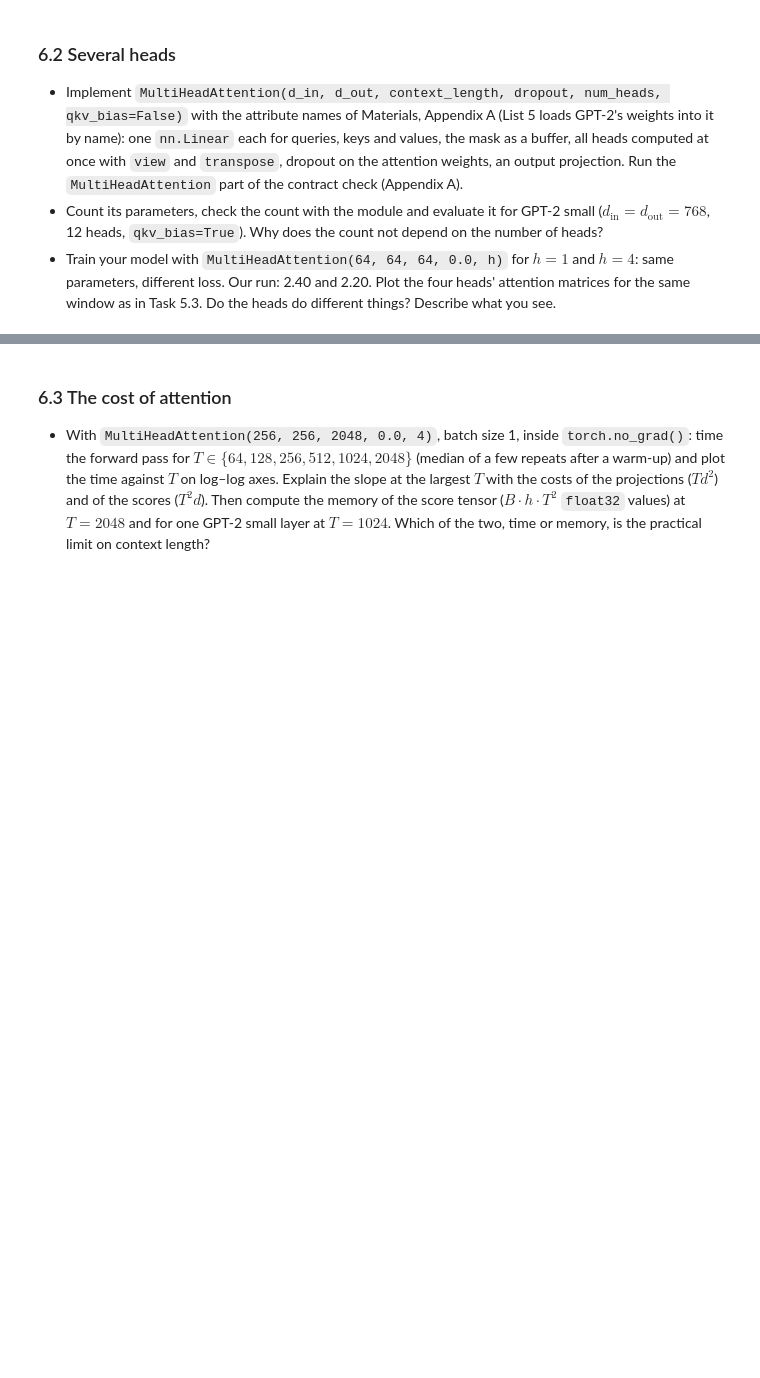
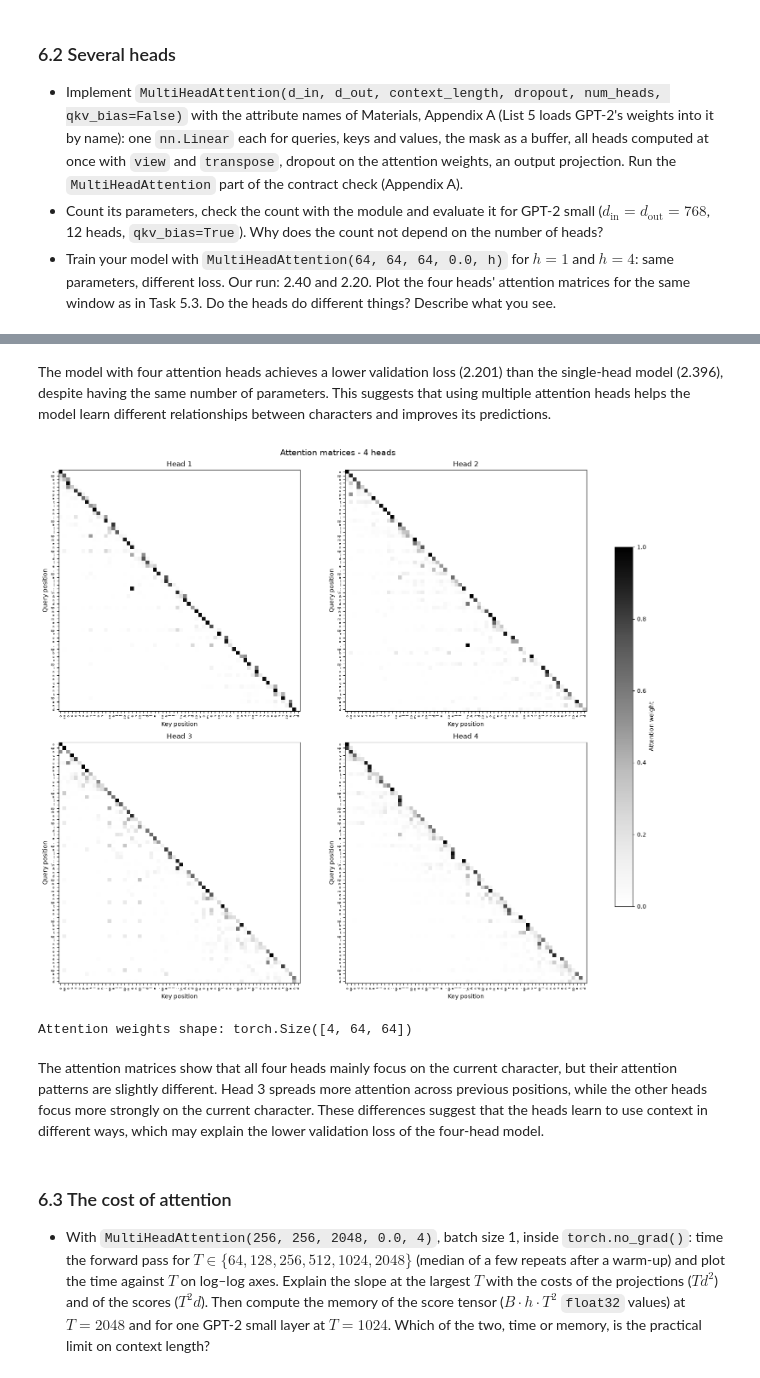
Before and after one commit to MateuszDziamba/LLM, a Jupyter notebook: List_3/list03.ipynb, the cells around one changed output, grey strips where cells are left out. Cells and saved outputs as stored; diff of their text form; code cells hidden in the pictures; blank space fills up the shorter version.

```diff
--- a/List_3/list03.ipynb
+++ b/List_3/list03.ipynb
@@ -711,3 +877,50 @@ Both masking methods produce the same attention weights when renormalization is
+# %% [markdown]
+The model with four attention heads achieves a lower validation loss (2.201) than the single-head model (2.396), despite having the same number of parameters. This suggests that using multiple attention heads helps the model learn different relationships between characters and improves its predictions.
+# %%
+# Same validation window as in Task 5.3
+g = torch.Generator().manual_seed(0)
+x, _ = get_batch("val", batch_size=1, generator=g)
+
+mha_4.eval()
+with torch.no_grad():
+    mha_4(x)
+
+weights = mha_4.body.last_weights[0].cpu()
+
+# Character labels
+window_text = decode(x[0].tolist())
+labels = [
+    "\\n" if c == "\n" else "sp" if c == " " else c
+    for c in window_text
+]
+
+# Plot four attention matrices
+fig, axes = plt.subplots(2, 2, figsize=(15, 13), layout="constrained")
+
+for h, ax in enumerate(axes.flat):
+    im = ax.imshow(weights[h], cmap="Greys", vmin=0, vmax=1)
+
+    ax.set_xticks(range(CONTEXT))
+    ax.set_xticklabels(labels, rotation=90, fontsize=6)
+    ax.set_yticks(range(CONTEXT))
+    ax.set_yticklabels(labels, fontsize=6)
+
+    ax.set_title(f"Head {h + 1}")
+    ax.set_xlabel("Key position")
+    ax.set_ylabel("Query position")
+
+fig.colorbar(im, ax=axes.ravel().tolist(),
+             label="Attention weight", shrink=0.7)
+
+fig.suptitle("Attention matrices - 4 heads", fontsize=14)
+plt.show()
+
+print("Attention weights shape:", weights.shape)
+# %% [output]
+[figure, added]
+Attention weights shape: torch.Size([4, 64, 64])
+# %% [markdown]
+The attention matrices show that all four heads mainly focus on the current character, but their attention patterns are slightly different. Head 3 spreads more attention across previous positions, while the other heads focus more strongly on the current character. These differences suggest that the heads learn to use context in different ways, which may explain the lower validation loss of the four-head model.
 # %% [markdown]
 ### 6.3 The cost of attention
 
```
Also changed, not shown: parts of 5 cells of this notebook.
